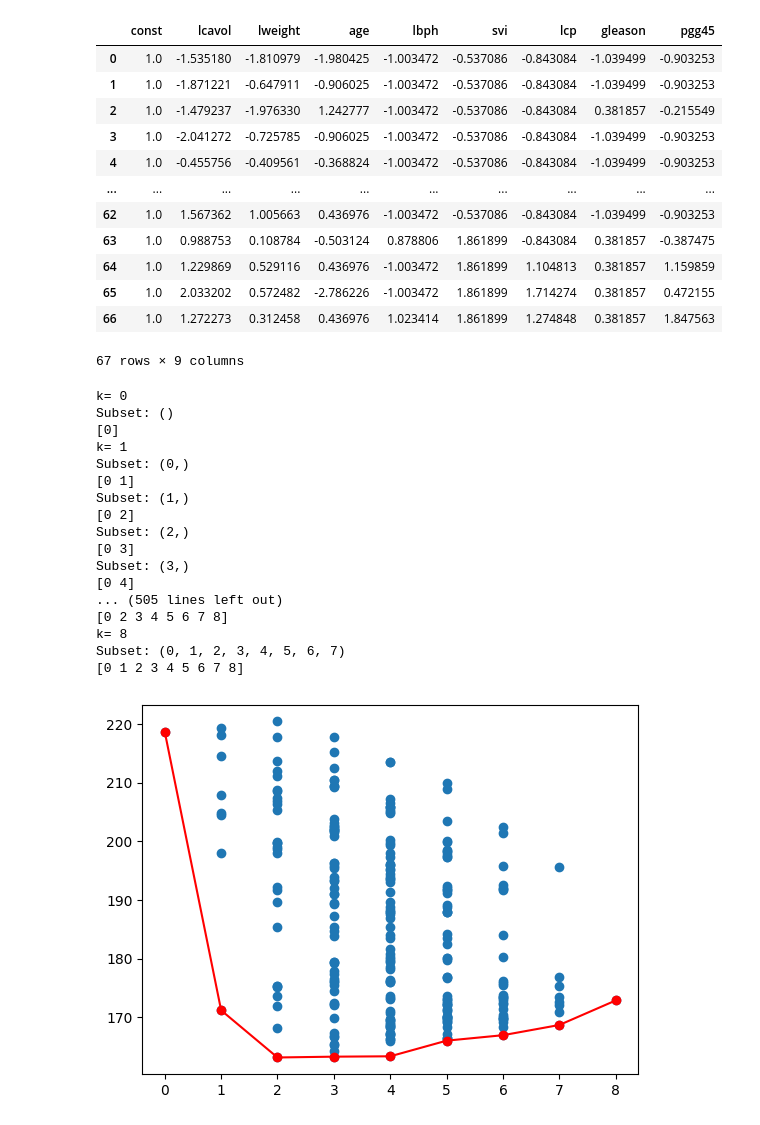
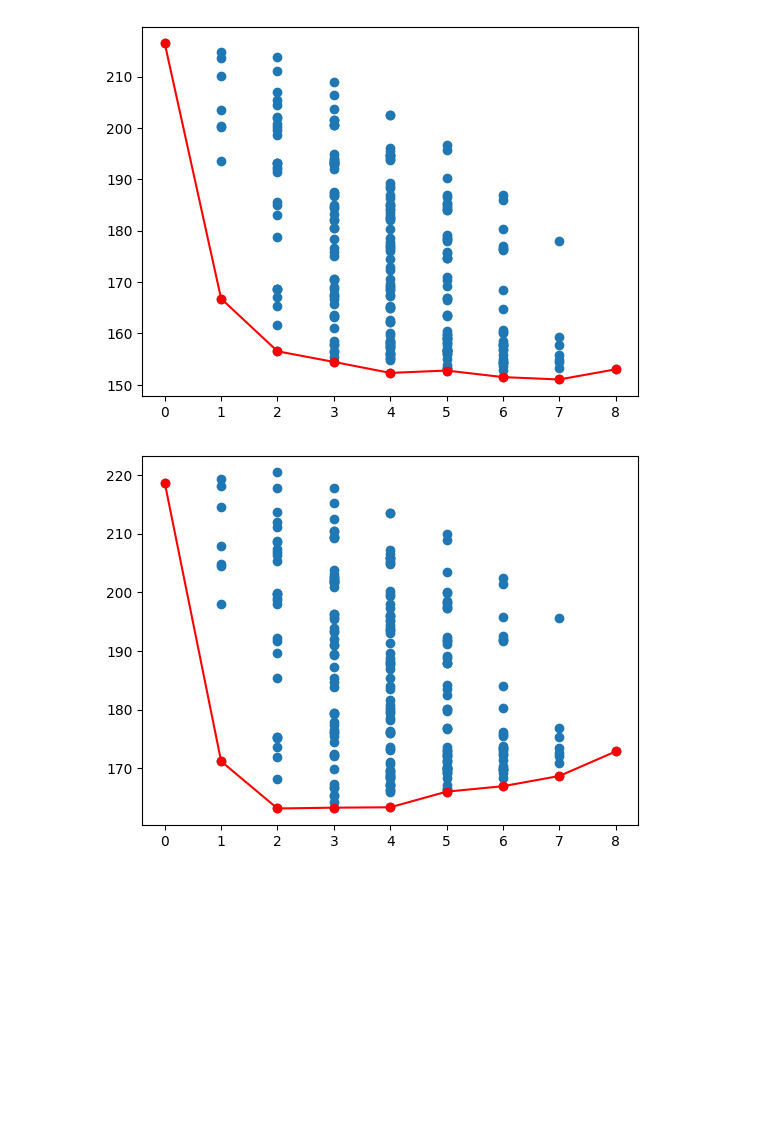
Before and after one commit to gonarec/statistical_learn, a Jupyter notebook: sl-ex3-prostatecancer-arragoni.ipynb, the cells around one changed output. Drawn from its saved outputs; the diff is of its cells as text; code cells hidden in the pictures; blank space fills up the shorter version.

```diff
--- a/sl-ex3-prostatecancer-arragoni.ipynb
+++ b/sl-ex3-prostatecancer-arragoni.ipynb
@@ -69,7 +69,7 @@ Notes:
 # %%
 # Preparazione spazio dati
 varIndices = range(0,8)  # Assumendo 8 variabili da 0 a 7
-nTotVars = len(predictorsTrain.columns)
+nTotVars = len(predictorsTrain.columns) #8
 
 nTotModels=0
 for k in range(0, nTotVars+1):
@@ -79,51 +79,35 @@ for k in range(0, nTotVars+1):
 
 nTotModels=int(nTotModels)
 # Array per memorizzare i risultati
-x = np.zeros(nTotModels) #numero di variabili per modello
+models_NVars = np.zeros(nTotModels) #numero di variabili per modello
 models_AICs = np.zeros(nTotModels) #aic index
-y = np.zeros(nTotModels) #bic index
+models_BICs = np.zeros(nTotModels) #bic index
 models_R2s = np.zeros(nTotModels) # rsquare /coefficient determination
 models_SSR_train = np.zeros(nTotModels) #residual summare square on train
 models_RMSE_test = np.zeros(nTotModels) #root mean square error on test
 models_parIs = [None] * nTotModels  #parameters of the model
-# %%
-data_train
-# %% [output]
-|  | const | lcavol | lweight | age | lbph | svi | lcp | gleason | pgg45 |
-| 0 | 1.0 | -1.535180 | -1.810979 | -1.980425 | -1.003472 | -0.537086 | -0.843084 | -1.039499 | -0.903253 |
-| 1 | 1.0 | -1.871221 | -0.647911 | -0.906025 | -1.003472 | -0.537086 | -0.843084 | -1.039499 | -0.903253 |
-| 2 | 1.0 | -1.479237 | -1.976330 | 1.242777 | -1.003472 | -0.537086 | -0.843084 | 0.381857 | -0.215549 |
-| 3 | 1.0 | -2.041272 | -0.725785 | -0.906025 | -1.003472 | -0.537086 | -0.843084 | -1.039499 | -0.903253 |
-| 4 | 1.0 | -0.455756 | -0.409561 | -0.368824 | -1.003472 | -0.537086 | -0.843084 | -1.039499 | -0.903253 |
-| ... | ... | ... | ... | ... | ... | ... | ... | ... | ... |
-| 62 | 1.0 | 1.567362 | 1.005663 | 0.436976 | -1.003472 | -0.537086 | -0.843084 | -1.039499 | -0.903253 |
-| 63 | 1.0 | 0.988753 | 0.108784 | -0.503124 | 0.878806 | 1.861899 | -0.843084 | 0.381857 | -0.387475 |
-| 64 | 1.0 | 1.229869 | 0.529116 | 0.436976 | -1.003472 | 1.861899 | 1.104813 | 0.381857 | 1.159859 |
-| 65 | 1.0 | 2.033202 | 0.572482 | -2.786226 | -1.003472 | 1.861899 | 1.714274 | 0.381857 | 0.472155 |
-| 66 | 1.0 | 1.272273 | 0.312458 | 0.436976 | 1.023414 | 1.861899 | 1.274848 | 0.381857 | 1.847563 |
-67 rows × 9 columns
 # %%
 i = 0
 for k in range(0, nTotVars + 1):
-    selVars= np.zeros(k+1) # indici of selcted var (+1 for intercept)
-    print('k=',k)
+    selected_vars= np.zeros(k+1) # indici of selcted var (+1 for intercept)
+    #print('k=',k)
     for subset in itertools.combinations(varIndices, k):
-        print("Subset:", subset)
-        selVars[list(range(1,k+1))]=np.asarray(subset)+1
-        selVars=selVars.astype(int)
-        print(selVars)
+        #print("Subset:", subset)
+        selected_vars[list(range(1,k+1))]=np.asarray(subset)+1  # salvo indici delle feature
+        selected_vars=selected_vars.astype(int)
+        #print(selected_vars)
         #if k==0:
         #    data_sel=np.ones((data_train.shape[0],1)) #solo intercept
         #else:
-        data_sel = data_train.iloc[:, selVars]
+        data_sel = data_train.iloc[:, selected_vars]
 
         est = sm.OLS(lpsaTrain, data_sel)
         est2 = est.fit()
 
         # Salvataggio dei risultati
-        x[i] = k
+        models_NVars[i] = k
         models_AICs[i] = est2.aic
-        y[i] = est2.bic
+        models_BICs[i] = est2.bic
         models_R2s[i] = est2.rsquared
         models_SSR_train[i] = est2.ssr
         models_parIs[i] = subset
@@ -133,7 +117,7 @@ for k in range(0, nTotVars + 1):
         #if k==0:
         #    XTest_sel=np.ones((data_test.shape[0],1)) #solo intercept
         #else:
-        XTest_sel = data_test.iloc[:,selVars]
+        XTest_sel = data_test.iloc[:,selected_vars]
 
         yTestpred= est2.predict(XTest_sel)
 
@@ -141,37 +125,23 @@ for k in range(0, nTotVars + 1):
         models_RMSE_test[i]=RMSETest
 
         i+=1
-# %% [output]
-k= 0
-Subset: ()
-[0]
-k= 1
-Subset: (0,)
-[0 1]
-Subset: (1,)
-[0 2]
-Subset: (2,)
-[0 3]
-Subset: (3,)
-[0 4]
-... (505 lines left out)
-[0 2 3 4 5 6 7 8]
-k= 8
-Subset: (0, 1, 2, 3, 4, 5, 6, 7)
-[0 1 2 3 4 5 6 7 8]
 # %%
 def plot_criteria(x,y):
     data_plot = pd.DataFrame({'NVars': x, 'Y': y})
 
-    # Trova i valori minimi di BIC per ogni valore di NVars
+    # Trova i valori minimi per ogni valore di NVars
     min_bics = data_plot.loc[data_plot.groupby('NVars')['Y'].idxmin()]
-
+    #print(min_bics)
     # Plot dei punti
     plt.scatter(data_plot['NVars'], data_plot['Y'], label='Tutti i punti')
 
     # Plot dei punti minimi e la linea che li collega
-    plt.plot(min_bics['NVars'], min_bics['Y'], color='red', marker='o', label='Minimi Y')
+    plt.plot(min_bics['NVars'], min_bics['Y'], color='red', marker='o')
     plt.show()
+# %%
+plot_criteria(models_NVars,models_AICs)
+# %% [output]
+[figure, added]
 # %%
 plot_criteria(models_NVars,models_BICs)
 # %% [output]
```
Also changed, not shown: parts of 5 cells of this notebook.
